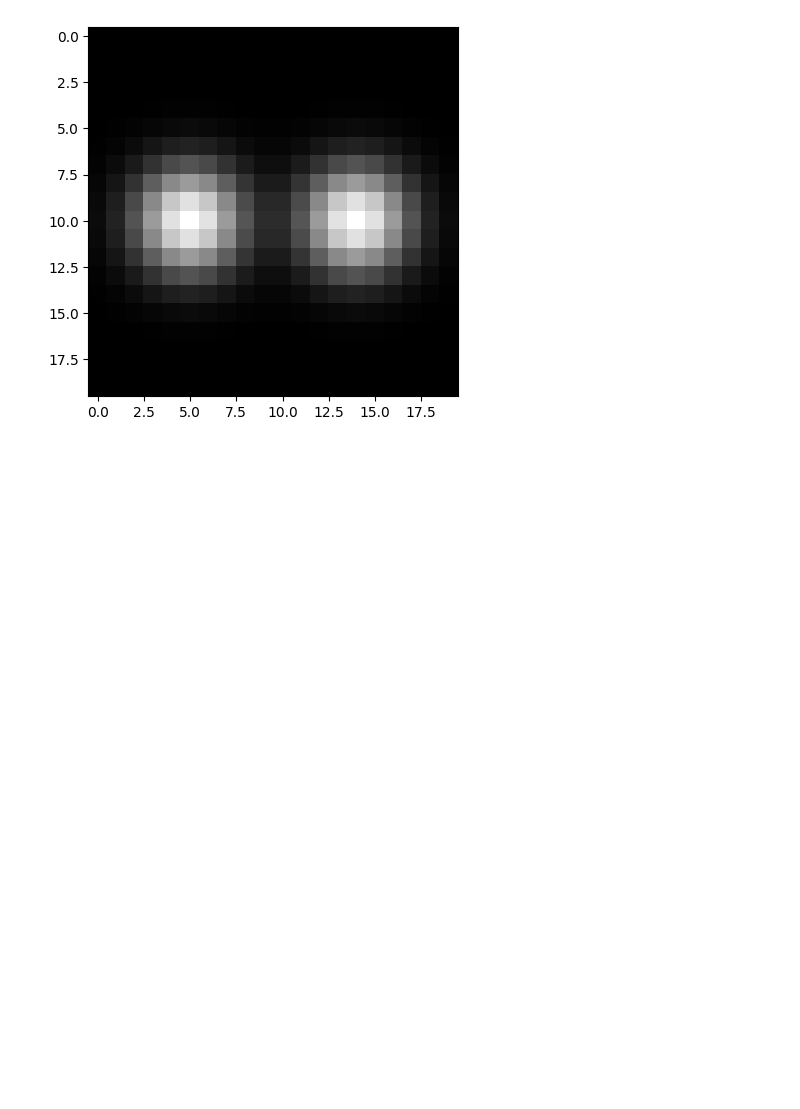
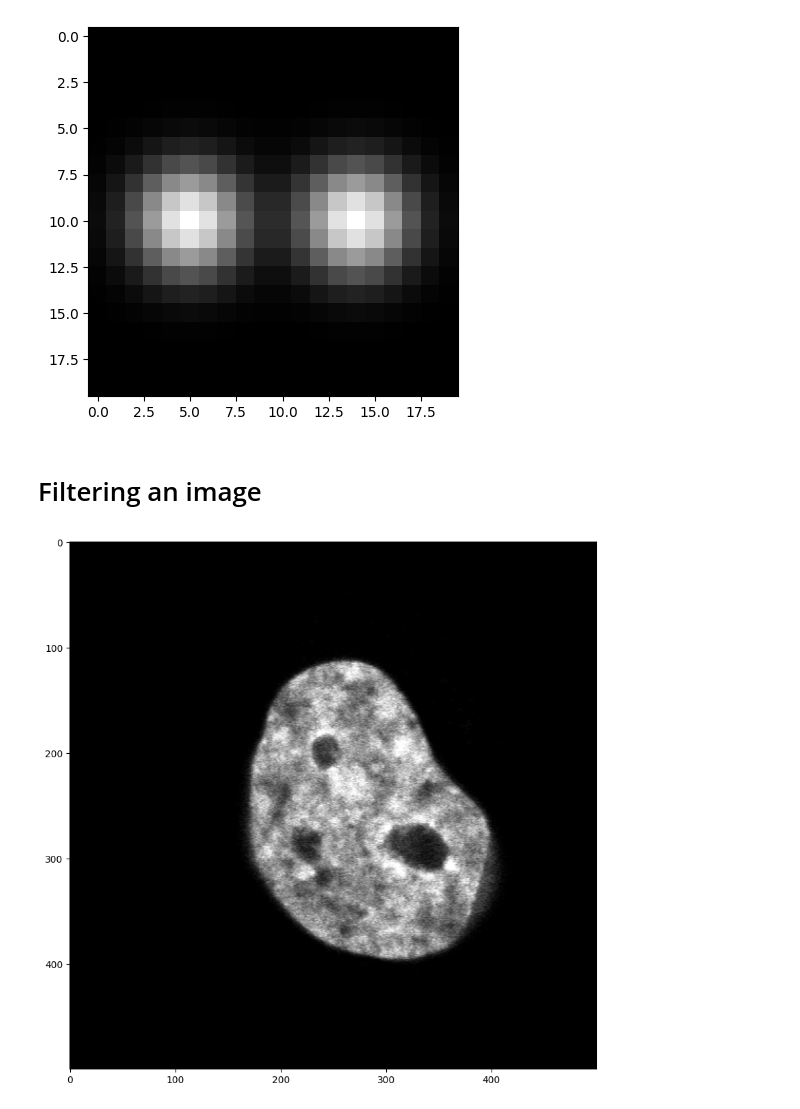
Before and after one commit to Nishitha0730/Computer-Vision, a Jupyter notebook: Images_as_Array.ipynb, the cells around one changed output. Drawn from its saved outputs; the diff is of its cells as text; code cells hidden in the pictures; blank space fills up the shorter version.

Commit message:
Linear Filter part completed

```diff
--- a/Images_as_Array.ipynb
+++ b/Images_as_Array.ipynb
@@ -405,3 +405,13 @@ plt.imshow(double_dot,cmap='gray');
 plt.imshow(skimage.filters.gaussian(double_dot, sigma=2),cmap='gray');
 # %% [output]
 [figure]
+# %% [markdown]
+# Filtering an image
+# %%
+image_stack = skimage.io.imread('https://github.com/guiwitz/PyImageCourse_beginner/raw/master/images/46658_784_B12_1.tif')
+image_nuclei = image_stack[1250:1750,300:800,2]
+# %%
+plt.subplots(figsize=(10,10))
+plt.imshow(image_nuclei, cmap = 'gray');
+# %% [output]
+[figure, added]
```
Also changed, not shown: parts of 2 cells of this notebook.
